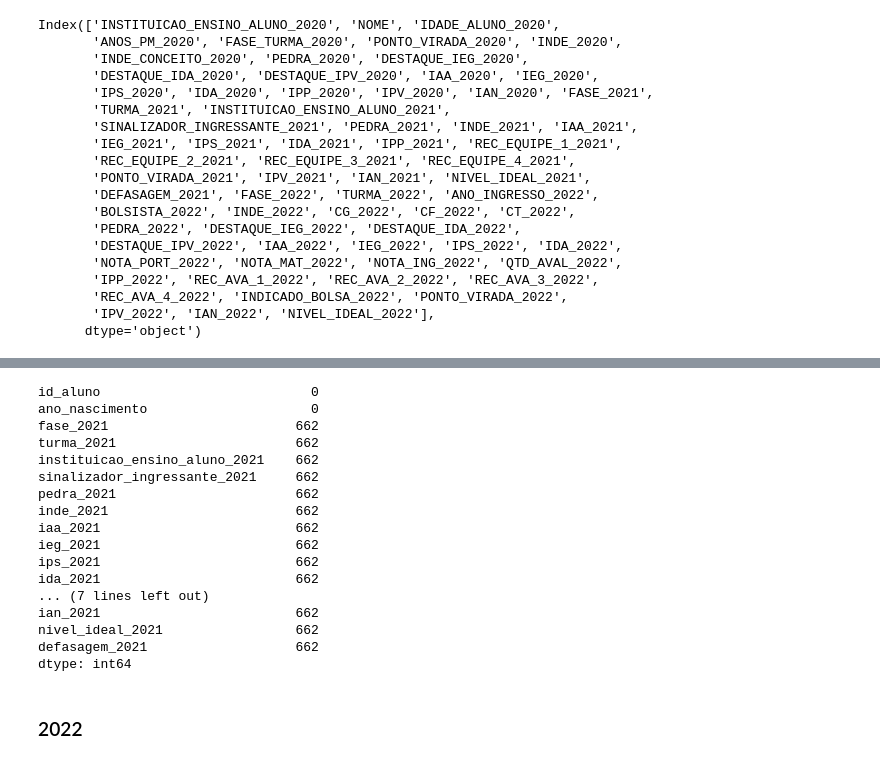
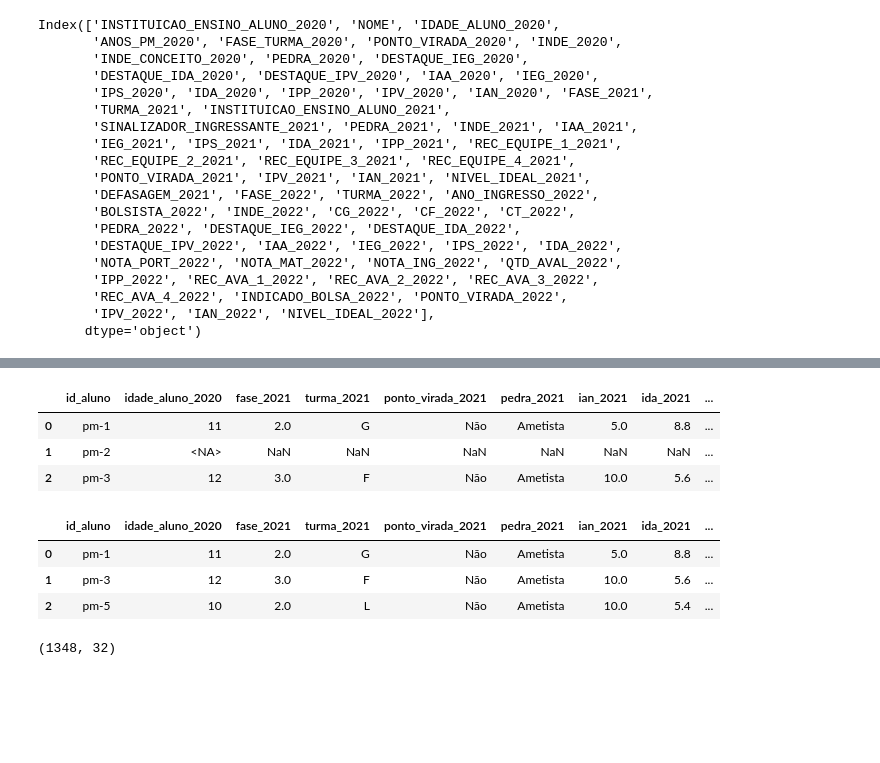
Before and after one commit to giulianafernandes/datathon_fiap, a Jupyter notebook: datathon.ipynb, the cells around one changed output, grey strips where cells are left out. Saved outputs shown, nothing was run; the diff lists cells and outputs as text; code cells hidden in the pictures; blank space fills up the shorter version.

```diff
--- a/datathon.ipynb
+++ b/datathon.ipynb
@@ -175,0 +334,6 @@ dados22 = dados[['id_aluno', 'ano_nascimento', 'fase_2022', 'turma_2022', 'ano_i
+# %%
+dados21 = dados[['id_aluno','idade_aluno_2020','fase_2021','turma_2021','ponto_virada_2021',
+                'pedra_2021','ian_2021','ida_2021','ieg_2021','iaa_2021','ips_2021','ipp_2021',
+                'ipv_2021','inde_2021','instituicao_ensino_aluno_2021','sinalizador_ingressante_2021',
+                'rec_equipe_1_2021','rec_equipe_2_2021','rec_equipe_3_2021','rec_equipe_4_2021',
+                'nivel_ideal_2021','defasagem_2021']]
@@ -249,3 +415,10 @@ nivel_ideal_2021                 662
 defasagem_2021                   662
 dtype: int64
+# %%
+dados21.head(3)
+# %% [output]
+|  | id_aluno | idade_aluno_2020 | fase_2021 | turma_2021 | ponto_virada_2021 | pedra_2021 | ian_2021 | ida_2021 | ... |
+| 0 | pm-1 | 11 | 2.0 | G | Não | Ametista | 5.0 | 8.8 | ... |
+| 1 | pm-2 | <NA> | NaN | NaN | NaN | NaN | NaN | NaN | ... |
+| 2 | pm-3 | 12 | 3.0 | F | Não | Ametista | 10.0 | 5.6 | ... |
 # %%
@@ -253,25 +426,14 @@ dados21 = dados21.dropna(thresh=2)
-# %%
-dados21.isna().sum()
-# %% [output]
-id_aluno                           0
-ano_nascimento                     0
-fase_2021                        662
-turma_2021                       662
-instituicao_ensino_aluno_2021    662
-sinalizador_ingressante_2021     662
-pedra_2021                       662
-inde_2021                        662
-iaa_2021                         662
-ieg_2021                         662
-ips_2021                         662
-ida_2021                         662
-... (7 lines left out)
-ian_2021                         662
-nivel_ideal_2021                 662
-defasagem_2021                   662
-dtype: int64
-# %% [markdown]
-### 2022
+# %%
+dados21.head(3)
+# %% [output]
+|  | id_aluno | idade_aluno_2020 | fase_2021 | turma_2021 | ponto_virada_2021 | pedra_2021 | ian_2021 | ida_2021 | ... |
+| 0 | pm-1 | 11 | 2.0 | G | Não | Ametista | 5.0 | 8.8 | ... |
+| 1 | pm-3 | 12 | 3.0 | F | Não | Ametista | 10.0 | 5.6 | ... |
+| 2 | pm-5 | 10 | 2.0 | L | Não | Ametista | 10.0 | 5.4 | ... |
+# %%
+dados22.shape
+# %% [output]
+(1348, 32)
 # %%
 dados22.isna().sum()
 # %% [output]
```
Also changed, not shown: parts of 88 cells of this notebook, 9 other files.
